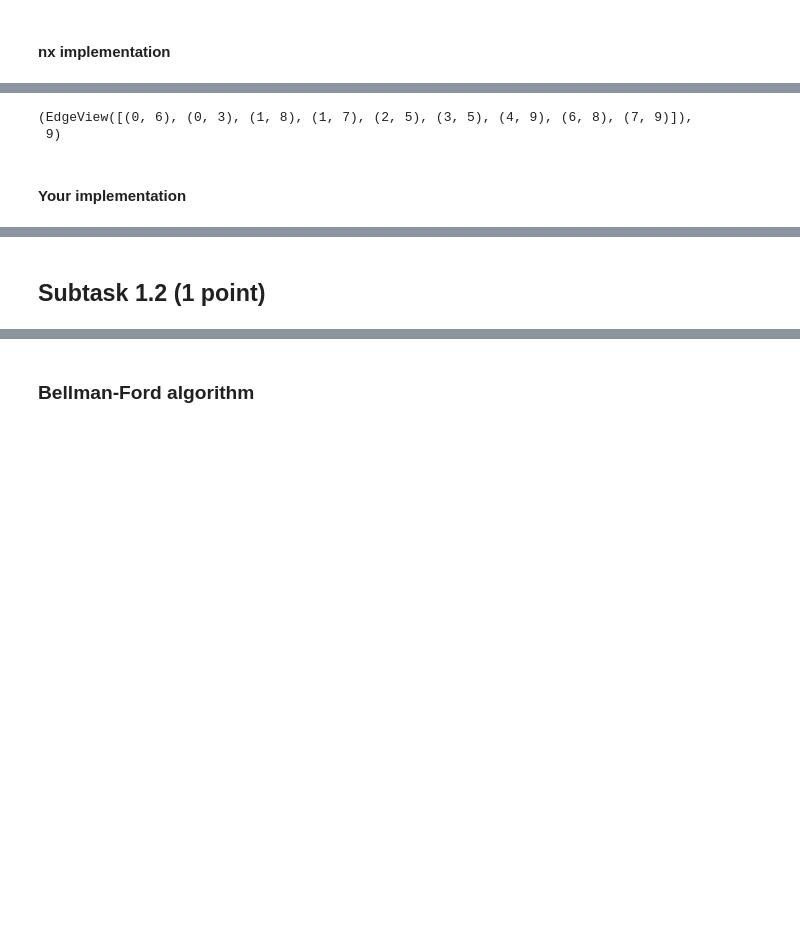
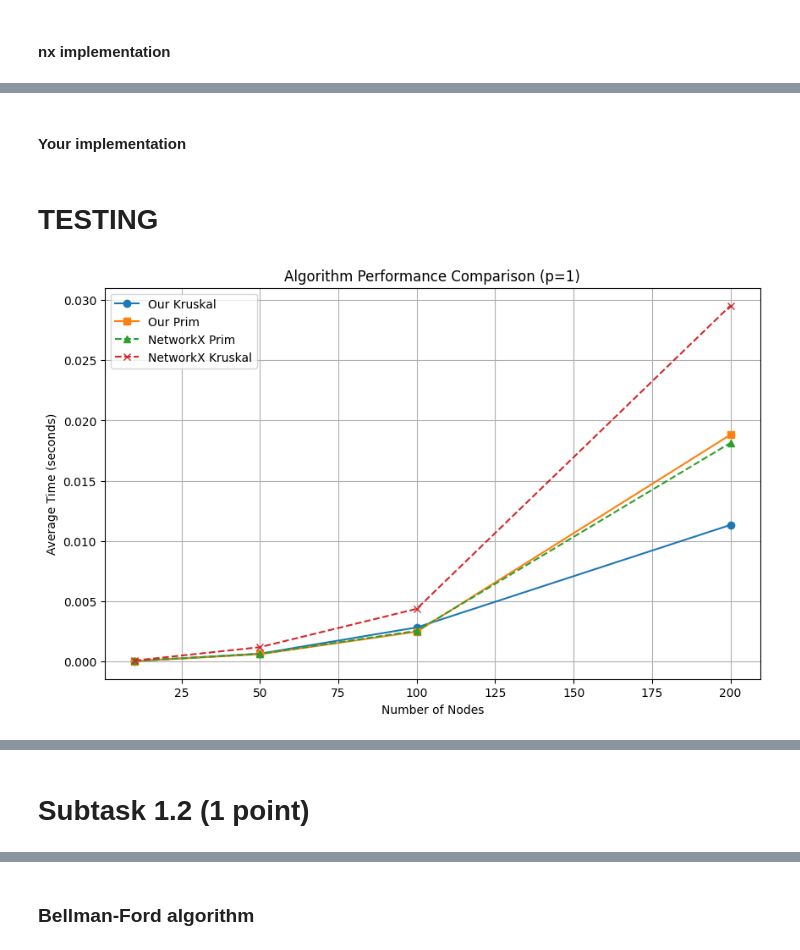
Before and after one commit to oksentiukpn/Dm_lab, a Jupyter notebook: Lab3_trees/Lab1_Trees.ipynb, the cells around one changed output, grey strips where cells are left out. Drawn from its saved outputs; the diff is of its cells as text; code cells hidden in the pictures; blank space fills up the shorter version.

Commit message:
Implemented four algorithms and comparisons

```diff
--- a/Lab3_trees/Lab1_Trees.ipynb
+++ b/Lab3_trees/Lab1_Trees.ipynb
@@ -80,5 +103,5 @@ def gnp_random_connected_graph(num_of_nodes: int,
 
     return G
 # %%
-G = gnp_random_connected_graph(10, 1, False, True)
+G = gnp_random_connected_graph(5, 1, False, True)
 # %% [output]
@@ -125,7 +180,2 @@ nx.draw(mstp, node_color='lightblue',
-# %%
-mstp.edges(), len(mstp.edges())
-# %% [output]
-(EdgeView([(0, 6), (0, 3), (1, 8), (1, 7), (2, 5), (3, 5), (4, 9), (6, 8), (7, 9)]),
- 9)
 # %% [markdown]
 #### Your implementation
@@ -134,5 +221,72 @@ mstp.edges(), len(mstp.edges())
+# %% [markdown]
+# TESTING
+# %%
+NODES = [10, 50, 100, 200]
+COMPLETENESS = 1
+NUM_OF_ITERATIONS = 100
+results = []
+
+for N in NODES:
+    G = gnp_random_connected_graph(N, COMPLETENESS, False)
+
+    time_taken = 0
+    for i in tqdm(range(NUM_OF_ITERATIONS), desc=f"Kruskal N={N}"):
+        start = time.time()
+        Kruskal(G)
+        end = time.time()
+        time_taken += end - start
+    avg_kruskal = time_taken / NUM_OF_ITERATIONS
+
+    time_taken = 0
+    for i in tqdm(range(NUM_OF_ITERATIONS), desc=f"Prim N={N}"):
+        start = time.time()
+        Prim(G)
+        end = time.time()
+        time_taken += end - start
+    arv_prim = time_taken / NUM_OF_ITERATIONS
+
+    time_taken = 0
+    for i in tqdm(range(NUM_OF_ITERATIONS), desc=f"NX Prim N={N}"):
+        start = time.time()
+        tree.minimum_spanning_tree(G, algorithm="prim")
+        end = time.time()
+        time_taken += end - start
+    avr_nx_prim = time_taken / NUM_OF_ITERATIONS
+
+    time_taken = 0
+    for i in tqdm(range(NUM_OF_ITERATIONS), desc=f"NX Kruskal N={N}"):
+        start = time.time()
+        tree.minimum_spanning_tree(G, algorithm="kruskal")
+        end = time.time()
+        time_taken += end - start
+    avr_nx_kruskal = time_taken / NUM_OF_ITERATIONS
+
+    results.append({
+        'Nodes': N,
+        'Our Kruskal': avg_kruskal,
+        'Our Prim': arv_prim,
+        'NX Prim': avr_nx_prim,
+        'NX Kruskal': avr_nx_kruskal
+    })
+
+df = pd.DataFrame(results)
+
+plt.figure(figsize=(10, 6))
+plt.plot(df['Nodes'], df['Our Kruskal'], marker='o', label='Our Kruskal')
+plt.plot(df['Nodes'], df['Our Prim'], marker='s', label='Our Prim')
+plt.plot(df['Nodes'], df['NX Prim'], marker='^', linestyle='--', label='NetworkX Prim')
+plt.plot(df['Nodes'], df['NX Kruskal'], marker='x', linestyle='--', label='NetworkX Kruskal')
+
+plt.title(f"Algorithm Performance Comparison (p={COMPLETENESS})")
+plt.xlabel("Number of Nodes")
+plt.ylabel("Average Time (seconds)")
+plt.legend()
+plt.grid(True)
+plt.show()
+# %% [output]
+[figure, added]
 # %% [markdown]
 ![purple-divider](https://user-images.githubusercontent.com/7065401/52071927-c1cd7100-2562-11e9-908a-dde91ba14e59.png)
 # %% [markdown]
-## Subtask 1.2 (1 point)
+# Subtask 1.2 (1 point)
 # %%
```
Also changed, not shown: parts of 30 cells of this notebook, 1 other file.
